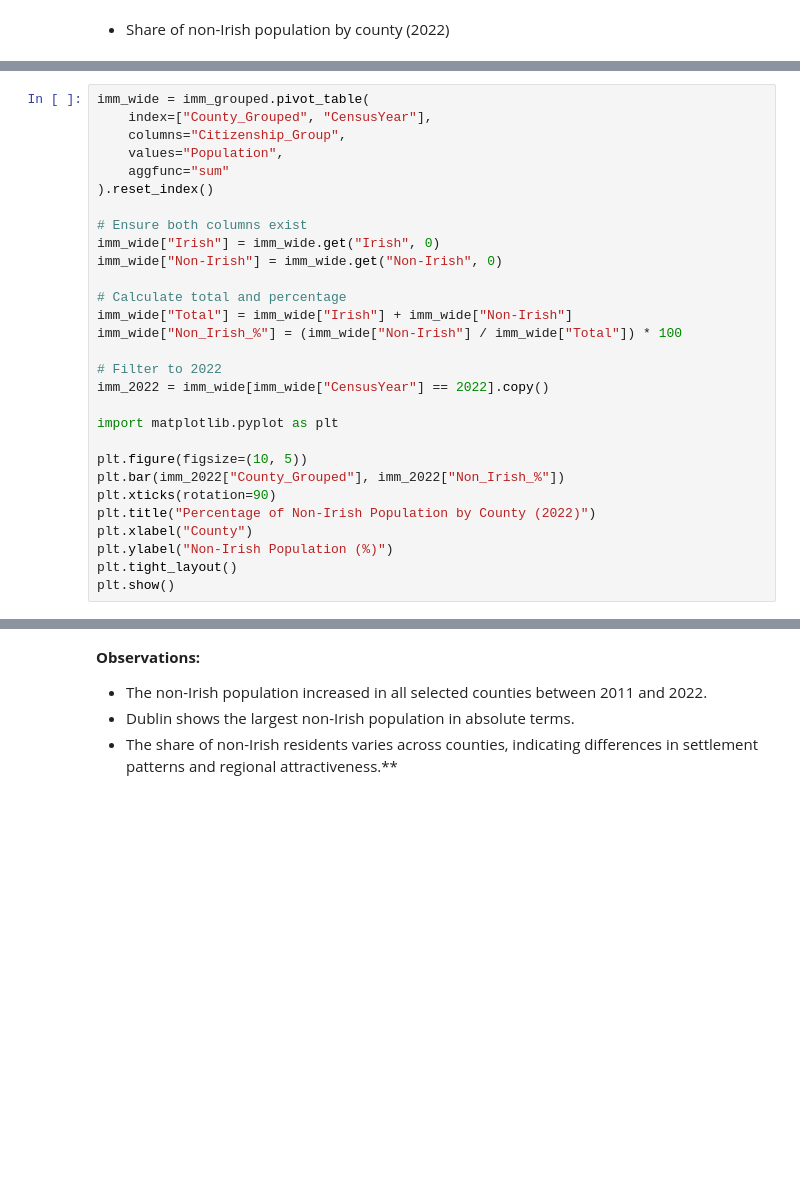
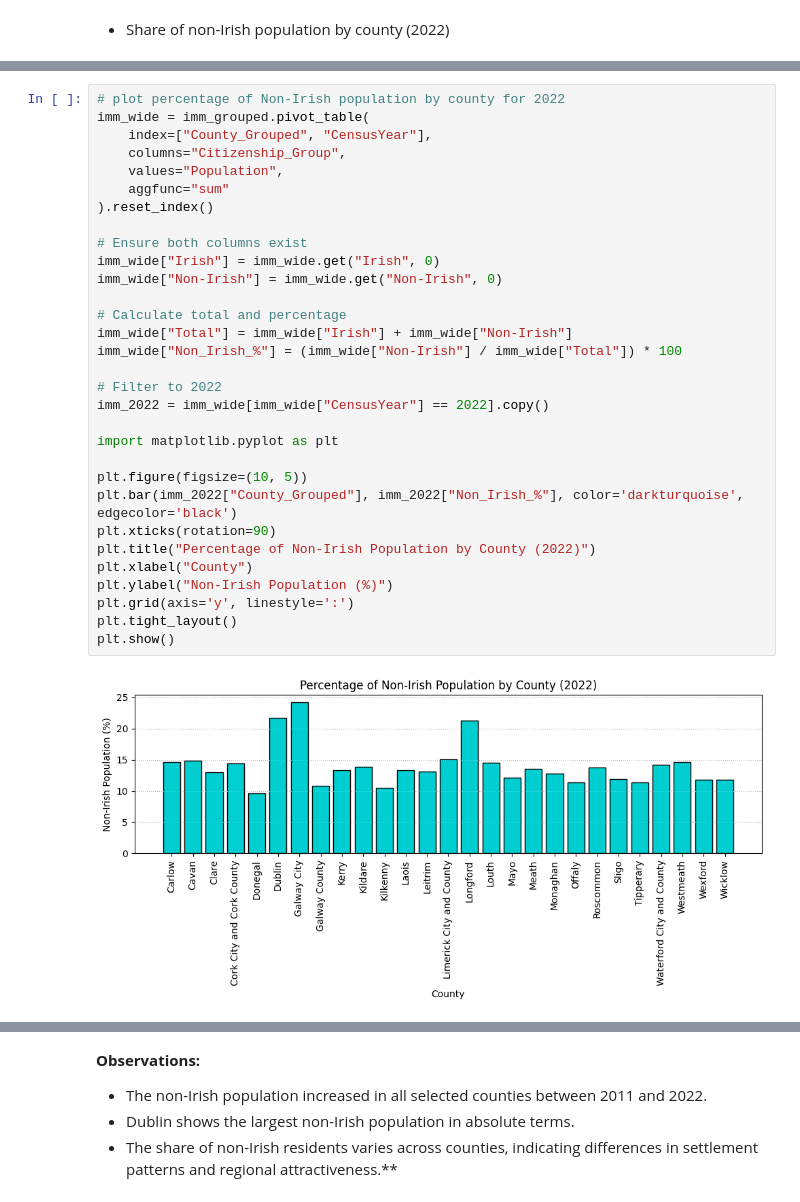
Before and after one commit to elainecazetta/programming-for-data-analytics, a Jupyter notebook: project/census_analysis.ipynb, the cells around one changed output, grey strips where cells are left out. Saved outputs shown, nothing was run; the diff lists cells and outputs as text; blank space fills up the shorter version.

```diff
--- a/project/census_analysis.ipynb
+++ b/project/census_analysis.ipynb
@@ -592,29 +651,33 @@ print(imm_wide.columns)
 # %%
+# plot percentage of Non-Irish population by county for 2022
 imm_wide = imm_grouped.pivot_table(
     index=["County_Grouped", "CensusYear"],
     columns="Citizenship_Group",
     values="Population",
     aggfunc="sum"
 ).reset_index()
 
 # Ensure both columns exist
 imm_wide["Irish"] = imm_wide.get("Irish", 0)
 imm_wide["Non-Irish"] = imm_wide.get("Non-Irish", 0)
 
 # Calculate total and percentage
 imm_wide["Total"] = imm_wide["Irish"] + imm_wide["Non-Irish"]
 imm_wide["Non_Irish_%"] = (imm_wide["Non-Irish"] / imm_wide["Total"]) * 100
 
 # Filter to 2022
 imm_2022 = imm_wide[imm_wide["CensusYear"] == 2022].copy()
 
 import matplotlib.pyplot as plt
 
 plt.figure(figsize=(10, 5))
-plt.bar(imm_2022["County_Grouped"], imm_2022["Non_Irish_%"])
+plt.bar(imm_2022["County_Grouped"], imm_2022["Non_Irish_%"], color='darkturquoise', edgecolor='black')
 plt.xticks(rotation=90)
 plt.title("Percentage of Non-Irish Population by County (2022)")
 plt.xlabel("County")
 plt.ylabel("Non-Irish Population (%)")
+plt.grid(axis='y', linestyle=':')
 plt.tight_layout()
 plt.show()
+# %% [output]
+[figure, added]
```
Also changed, not shown: parts of 11 cells of this notebook.
